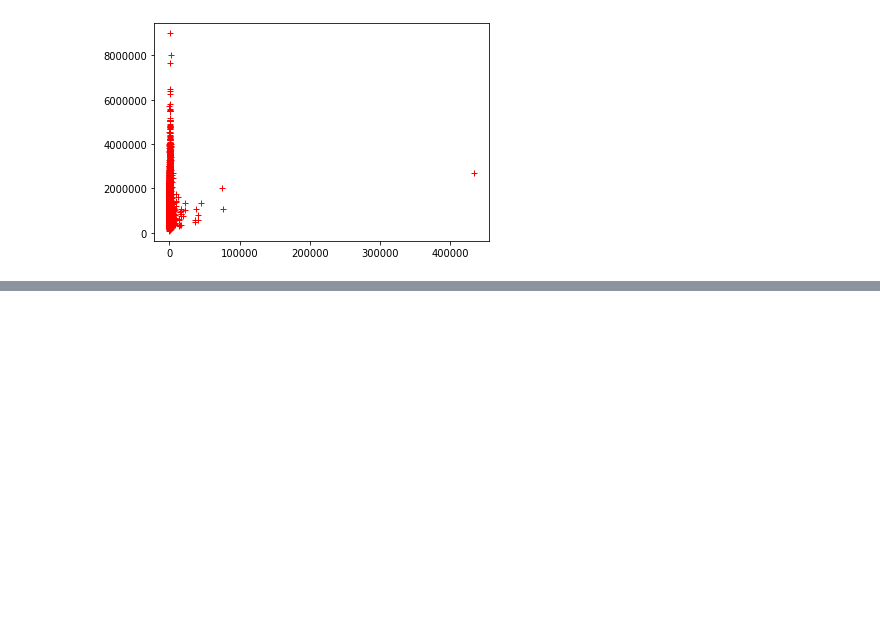
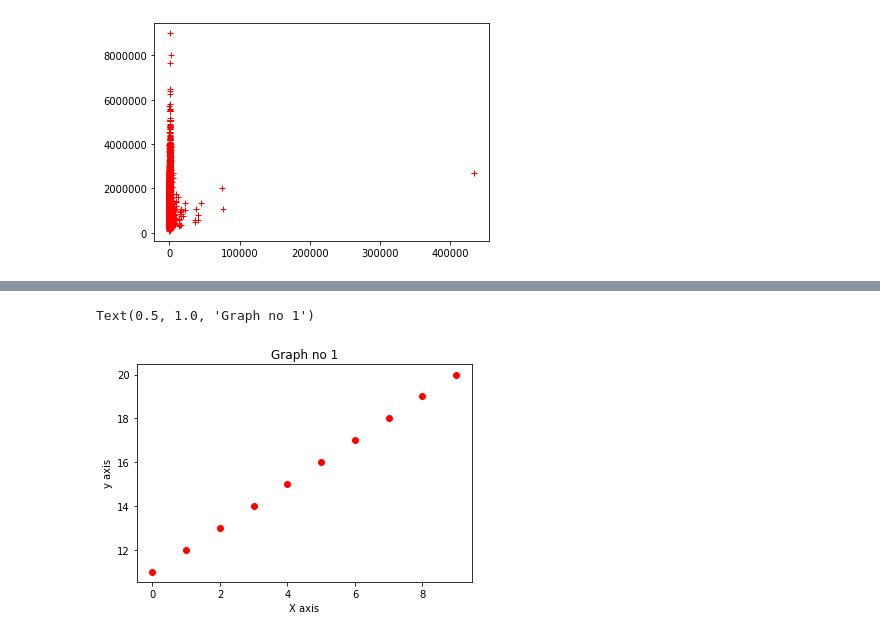
Before and after one commit to bisalgt/playground, a Jupyter notebook: kagle apartment data and using models.ipynb, the cells around one changed output, grey strips where cells are left out. Cells and saved outputs as stored; diff of their text form; code cells hidden in the pictures; blank space fills up the shorter version.

```diff
--- a/kagle apartment data and using models.ipynb
+++ b/kagle apartment data and using models.ipynb
@@ -46,0 +268,8 @@ ax.plot(X, y, 'r+')
+# %%
+plt.scatter(x, y, c='r')
+plt.xlabel('X axis')
+plt.ylabel('y axis')
+plt.title('Graph no 1')
+# %% [output]
+Text(0.5, 1.0, 'Graph no 1')
+[figure, added]
```
Also changed, not shown: parts of 63 cells of this notebook, 1 other file.
